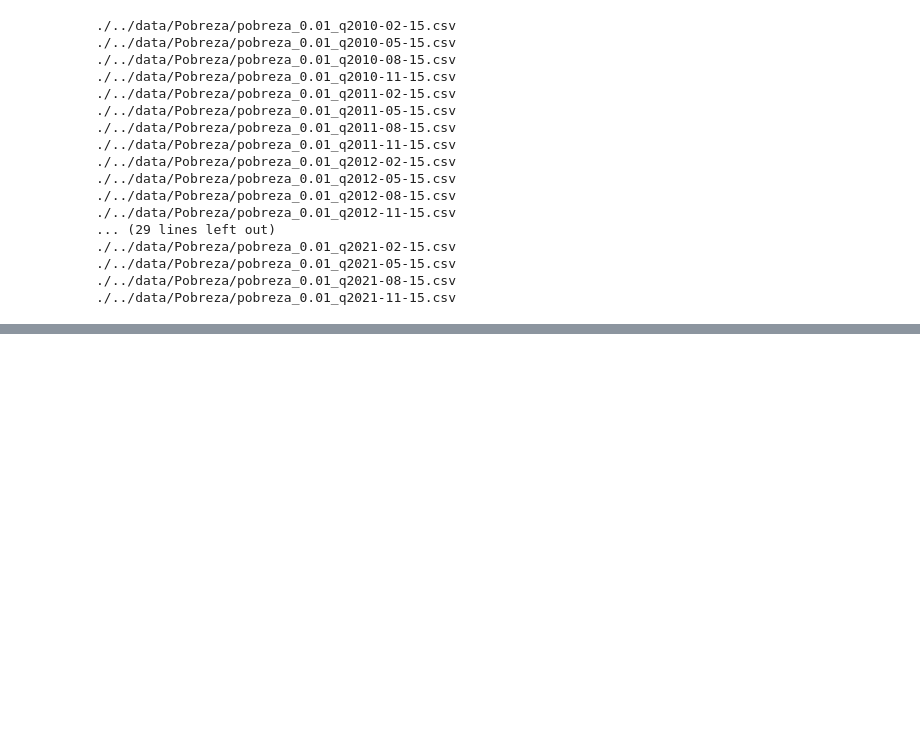
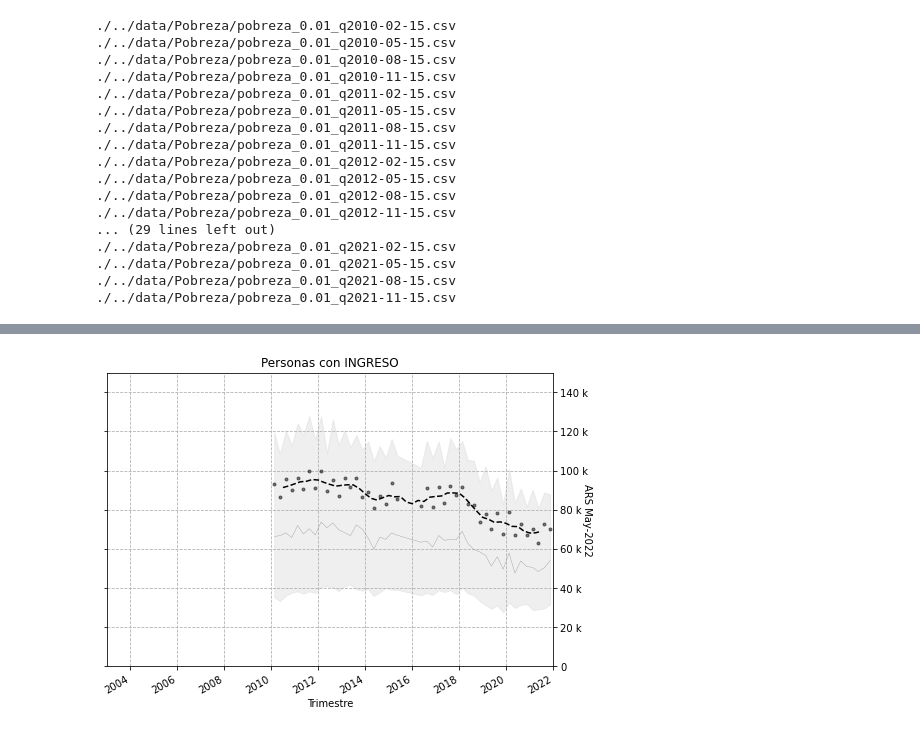
Before and after one commit to matuteiglesias/indice-pobreza-UBA, a Jupyter notebook: notebooks/12 - Validaciones - B - Regresores (Distribucion de Ingreso).ipynb, the cells around one changed output, grey strips where cells are left out. Cells and saved outputs as stored; diff of their text form; code cells hidden in the pictures; blank space fills up the shorter version.

```diff
--- a/notebooks/12 - Validaciones - B - Regresores (Distribucion de Ingreso).ipynb
+++ b/notebooks/12 - Validaciones - B - Regresores (Distribucion de Ingreso).ipynb
@@ -214,0 +424,28 @@ Text(0, 0.5, 'ARS 01-2016')
+# %%
+fig, ax = plt.subplots(1, figsize = (8, 6))
+
+## INGRESO == 1
+data = table_INGRESO; v = 1; ## Tabla y valor de la categoria en cuestion
+c = 'k'
+ax.fill_between(x = data.index, y1 = data[v].q25, y2 = data[v].q75, color = '.8', alpha = .3)
+data[v]['mean'].plot(ax =ax, marker = '.', lw = 0, color = c, alpha = .5)
+data[v]['median'].plot(ax =ax, color = '.5', lw = .3)
+moving_avg(data[v]['mean']).plot(ax = ax, lw = 1.5, color = c, linestyle = '--')
+
+## Plot Format
+ax.set_title('Personas con INGRESO')
+ax.grid(linestyle = '--')
+ax.set_xlim('2003', '2022')
+ax.set_ylim(0, 1.5e5)
+ax.set_xlabel('Trimestre')
+ax.set_ylabel('ARS '+today.strftime("%b-%Y"), rotation=270)
+ax.yaxis.tick_right()
+ax.yaxis.set_label_position("right")
+ax.yaxis.set_ticks_position('both')
+
+ticker = mtick.EngFormatter(unit='')
+ax.yaxis.set_major_formatter(ticker)
+
+plt.show()
+# %% [output]
+[figure, added]
```
Also changed, not shown: parts of 21 cells of this notebook, 2 other files.
